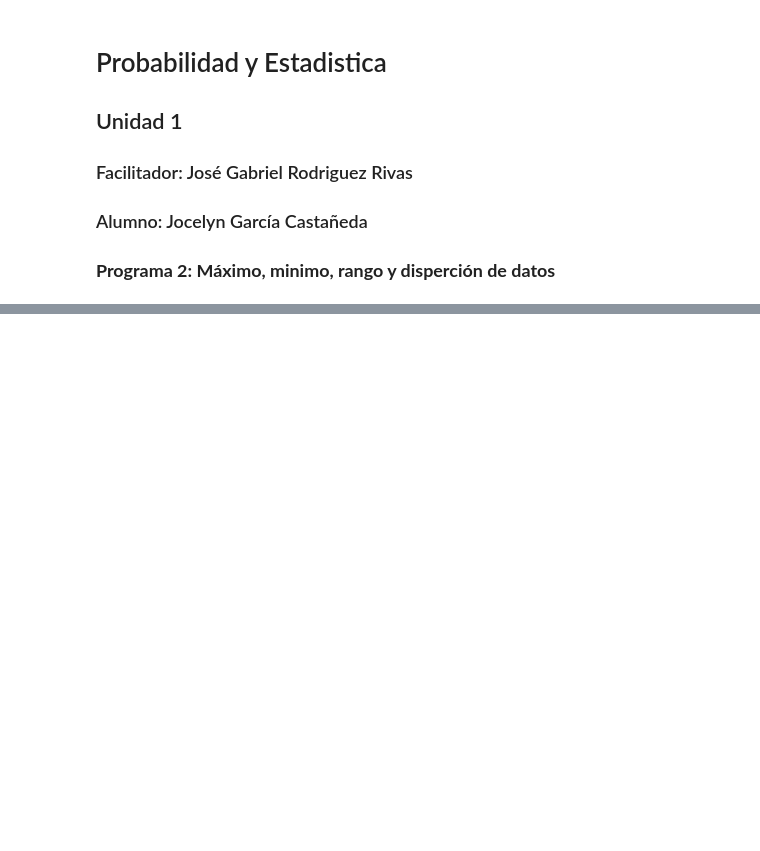
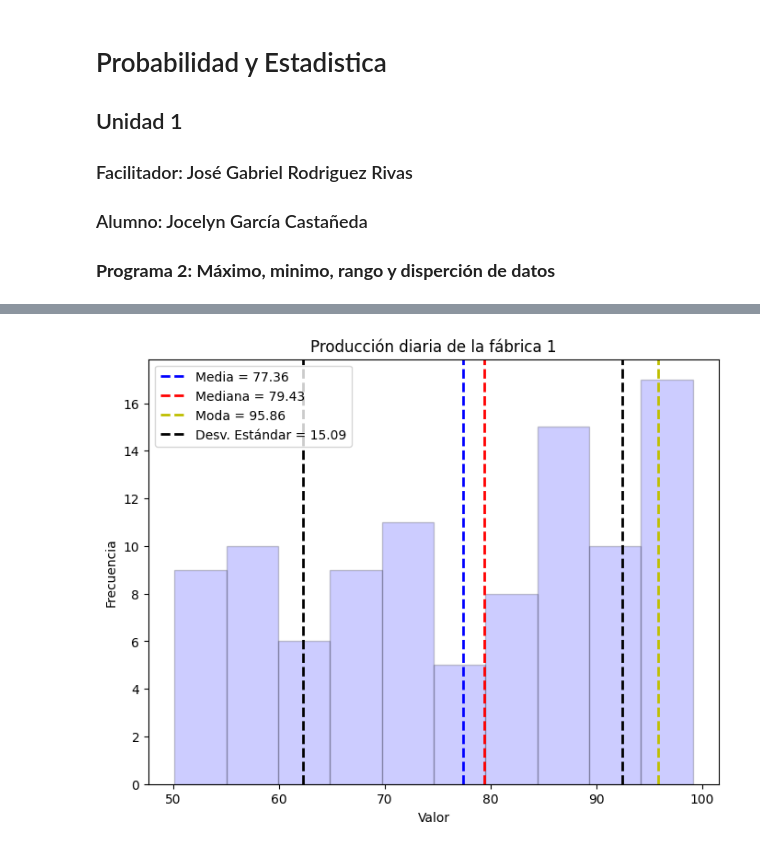
Before and after one commit to 25041032-Jocelyn/PROBABILIDAD-Y-ESTADISTICA, a Jupyter notebook: Practica2.ipynb, the cells around one changed output, grey strips where cells are left out. Saved outputs shown, nothing was run; the diff lists cells and outputs as text; code cells hidden in the pictures; blank space fills up the shorter version.

```diff
--- a/Practica2.ipynb
+++ b/Practica2.ipynb
@@ -73,15 +73,17 @@ Desviación estándar: 14.61666935869503
 # %%
 plt.figure(figsize=(8, 6))
 plt.hist(fabrica1, bins=10, alpha=0.2, color='b', edgecolor='black')
 plt.axvline(media1, color='b', linestyle='dashed', linewidth=2, label=f'Media = {media1:.2f}')
 plt.axvline(mediana1, color='r', linestyle='dashed', linewidth=2, label=f'Mediana = {mediana1:.2f}')
 plt.axvline(moda1, color='y', linestyle='dashed', linewidth=2, label=f'Moda = {moda1:.2f}')
-plt.axvline(media1 - desviacion_estandar_fábrica1, color='black', linestyle='dashed',
-            linewidth=2, label=f'Desv. Estándar = {desviacion_estandar_fábrica1:.2f}')
-plt.axvline(media1 + desviacion_estandar_fábrica1, color='black', linestyle='dashed',
+plt.axvline(media1 - desviacion_estandar_fabrica1, color='black', linestyle='dashed',
+            linewidth=2, label=f'Desv. Estándar = {desviacion_estandar_fabrica1:.2f}')
+plt.axvline(media1 + desviacion_estandar_fabrica1, color='black', linestyle='dashed',
             linewidth=2)
 plt.xlabel('Valor')
 plt.ylabel('Frecuencia')
 plt.title('Producción diaria de la fábrica 1')
 plt.legend()
 plt.show()
+# %% [output]
+[figure, added]
```
Also changed, not shown: parts of 5 cells of this notebook.
